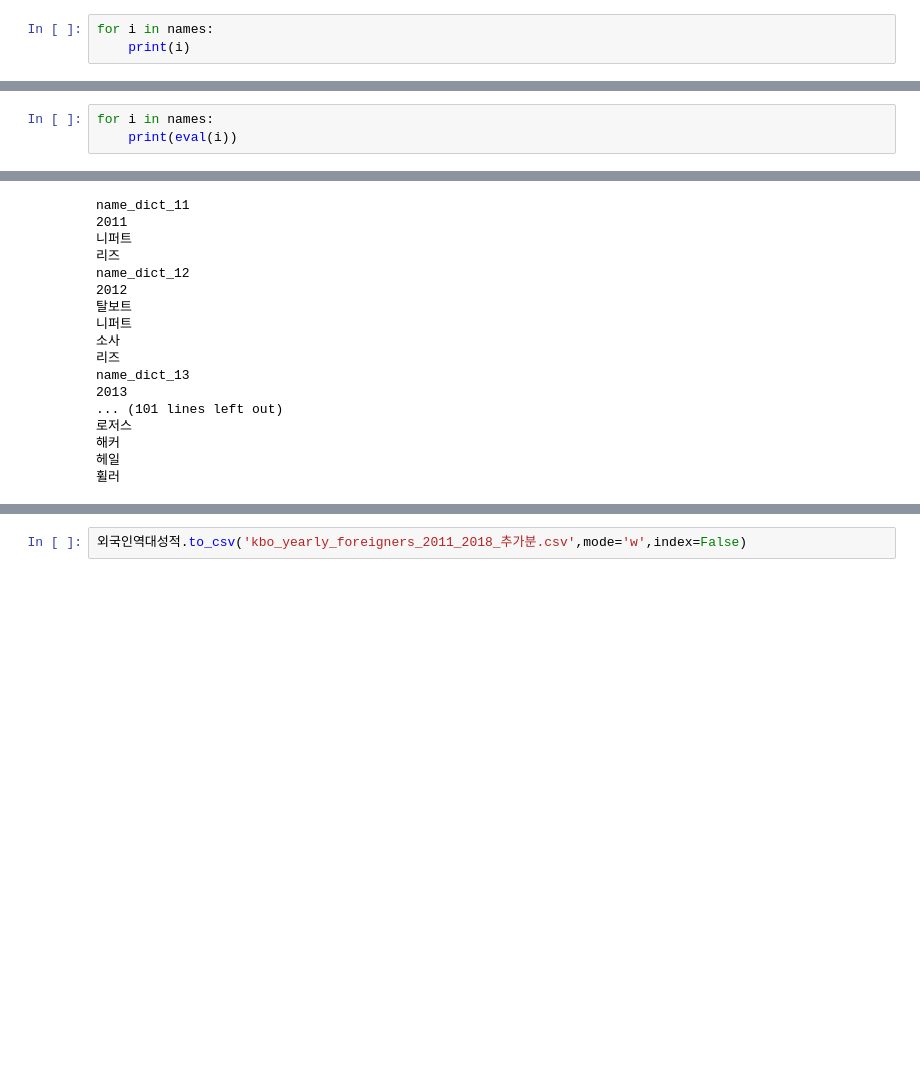
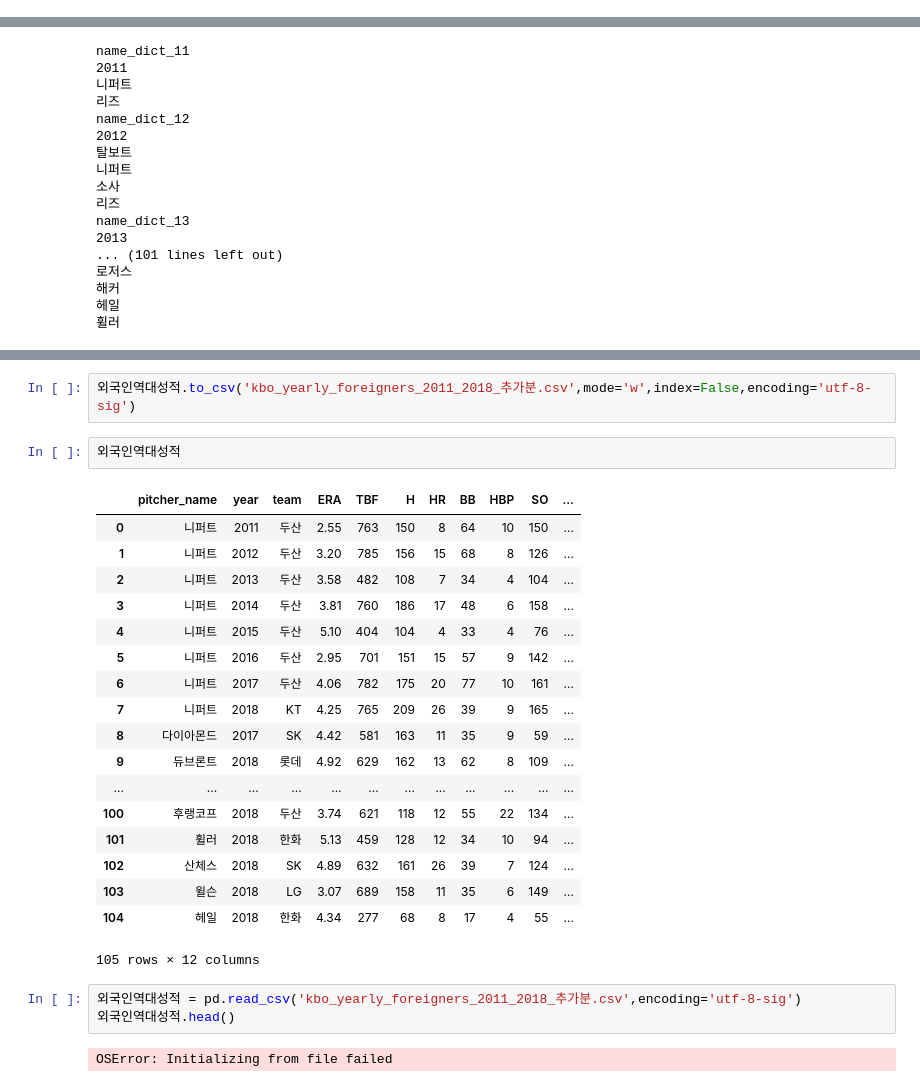
Before and after one commit to sc303030/DataAnalysisStudy, a Jupyter notebook: gyeonghyeon_baseball_01/baseball.ipynb, the cells around one changed output, grey strips where cells are left out. Cells and saved outputs as stored; diff of their text form; blank space fills up the shorter version.

```diff
--- a/gyeonghyeon_baseball_01/baseball.ipynb
+++ b/gyeonghyeon_baseball_01/baseball.ipynb
@@ -92,3 +74,0 @@ name_dict_18
-# %%
-for i in names:
-    print(i)
@@ -104,3 +74,0 @@ name_dict_18
-# %%
-for i in names:
-    print(eval(i))
@@ -195,4 +134,30 @@ for dic,year in zip(names, year_list):
 ['3', '4']
 3 4
 # %%
-외국인역대성적.to_csv('kbo_yearly_foreigners_2011_2018_추가분.csv',mode='w',index=False)
+외국인역대성적.to_csv('kbo_yearly_foreigners_2011_2018_추가분.csv',mode='w',index=False,encoding='utf-8-sig')
+# %%
+외국인역대성적
+# %% [output]
+|  | pitcher_name | year | team | ERA | TBF | H | HR | BB | HBP | SO | ... |
+| 0 | 니퍼트 | 2011 | 두산 | 2.55 | 763 | 150 | 8 | 64 | 10 | 150 | ... |
+| 1 | 니퍼트 | 2012 | 두산 | 3.20 | 785 | 156 | 15 | 68 | 8 | 126 | ... |
+| 2 | 니퍼트 | 2013 | 두산 | 3.58 | 482 | 108 | 7 | 34 | 4 | 104 | ... |
+| 3 | 니퍼트 | 2014 | 두산 | 3.81 | 760 | 186 | 17 | 48 | 6 | 158 | ... |
+| 4 | 니퍼트 | 2015 | 두산 | 5.10 | 404 | 104 | 4 | 33 | 4 | 76 | ... |
+| 5 | 니퍼트 | 2016 | 두산 | 2.95 | 701 | 151 | 15 | 57 | 9 | 142 | ... |
+| 6 | 니퍼트 | 2017 | 두산 | 4.06 | 782 | 175 | 20 | 77 | 10 | 161 | ... |
+| 7 | 니퍼트 | 2018 | KT | 4.25 | 765 | 209 | 26 | 39 | 9 | 165 | ... |
+| 8 | 다이아몬드 | 2017 | SK | 4.42 | 581 | 163 | 11 | 35 | 9 | 59 | ... |
+| 9 | 듀브론트 | 2018 | 롯데 | 4.92 | 629 | 162 | 13 | 62 | 8 | 109 | ... |
+| ... | ... | ... | ... | ... | ... | ... | ... | ... | ... | ... | ... |
+| 100 | 후랭코프 | 2018 | 두산 | 3.74 | 621 | 118 | 12 | 55 | 22 | 134 | ... |
+| 101 | 휠러 | 2018 | 한화 | 5.13 | 459 | 128 | 12 | 34 | 10 | 94 | ... |
+| 102 | 산체스 | 2018 | SK | 4.89 | 632 | 161 | 26 | 39 | 7 | 124 | ... |
+| 103 | 윌슨 | 2018 | LG | 3.07 | 689 | 158 | 11 | 35 | 6 | 149 | ... |
+| 104 | 헤일 | 2018 | 한화 | 4.34 | 277 | 68 | 8 | 17 | 4 | 55 | ... |
+105 rows × 12 columns
+# %%
+외국인역대성적 = pd.read_csv('kbo_yearly_foreigners_2011_2018_추가분.csv',encoding='utf-8-sig')
+외국인역대성적.head()
+# %% [output]
+OSError: Initializing from file failed
```
Also changed, not shown: parts of 6 cells of this notebook, 2 other files.
